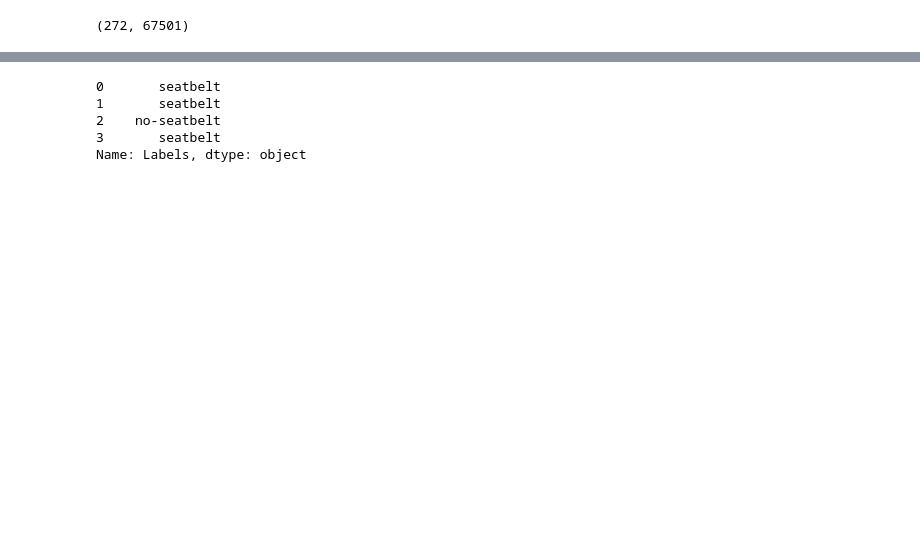
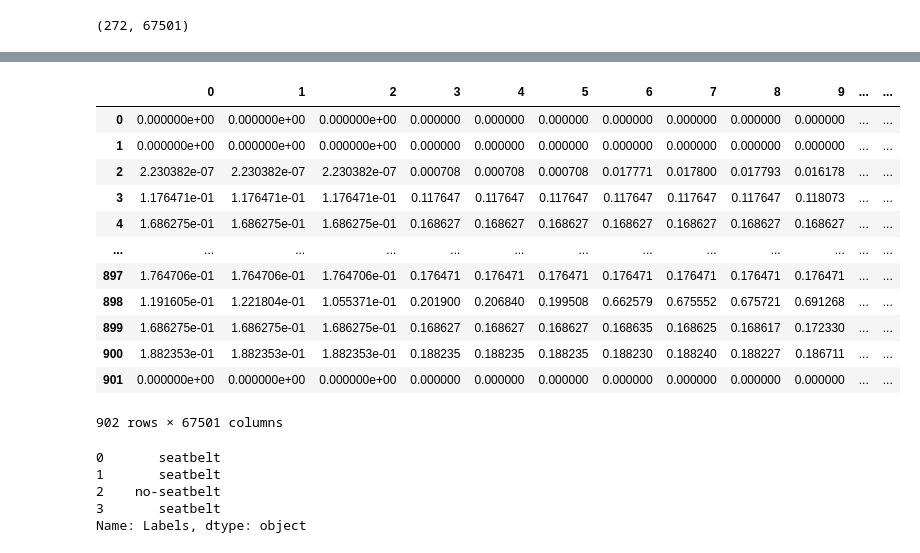
Before and after one commit to chaliuu/SeatBeltDetection, a Jupyter notebook: baseline_new.ipynb, the cells around one changed output, grey strips where cells are left out. Drawn from its saved outputs; the diff is of its cells as text; code cells hidden in the pictures; blank space fills up the shorter version.

```diff
--- a/baseline_new.ipynb
+++ b/baseline_new.ipynb
@@ -76,3 +79,19 @@ df_test.shape
+# %%
+df_train
+# %% [output]
+|  | 0 | 1 | 2 | 3 | 4 | 5 | 6 | 7 | 8 | 9 | ... | ... |
+| 0 | 0.000000e+00 | 0.000000e+00 | 0.000000e+00 | 0.000000 | 0.000000 | 0.000000 | 0.000000 | 0.000000 | 0.000000 | 0.000000 | ... | ... |
+| 1 | 0.000000e+00 | 0.000000e+00 | 0.000000e+00 | 0.000000 | 0.000000 | 0.000000 | 0.000000 | 0.000000 | 0.000000 | 0.000000 | ... | ... |
+| 2 | 2.230382e-07 | 2.230382e-07 | 2.230382e-07 | 0.000708 | 0.000708 | 0.000708 | 0.017771 | 0.017800 | 0.017793 | 0.016178 | ... | ... |
+| 3 | 1.176471e-01 | 1.176471e-01 | 1.176471e-01 | 0.117647 | 0.117647 | 0.117647 | 0.117647 | 0.117647 | 0.117647 | 0.118073 | ... | ... |
+| 4 | 1.686275e-01 | 1.686275e-01 | 1.686275e-01 | 0.168627 | 0.168627 | 0.168627 | 0.168627 | 0.168627 | 0.168627 | 0.168627 | ... | ... |
+| ... | ... | ... | ... | ... | ... | ... | ... | ... | ... | ... | ... | ... |
+| 897 | 1.764706e-01 | 1.764706e-01 | 1.764706e-01 | 0.176471 | 0.176471 | 0.176471 | 0.176471 | 0.176471 | 0.176471 | 0.176471 | ... | ... |
+| 898 | 1.191605e-01 | 1.221804e-01 | 1.055371e-01 | 0.201900 | 0.206840 | 0.199508 | 0.662579 | 0.675552 | 0.675721 | 0.691268 | ... | ... |
+| 899 | 1.686275e-01 | 1.686275e-01 | 1.686275e-01 | 0.168627 | 0.168627 | 0.168627 | 0.168635 | 0.168625 | 0.168617 | 0.172330 | ... | ... |
+| 900 | 1.882353e-01 | 1.882353e-01 | 1.882353e-01 | 0.188235 | 0.188235 | 0.188235 | 0.188230 | 0.188240 | 0.188227 | 0.186711 | ... | ... |
+| 901 | 0.000000e+00 | 0.000000e+00 | 0.000000e+00 | 0.000000 | 0.000000 | 0.000000 | 0.000000 | 0.000000 | 0.000000 | 0.000000 | ... | ... |
+902 rows × 67501 columns
 # %%
 #input data
 x_train=df_train.iloc[:,:-1]
```
Also changed, not shown: parts of 10 cells of this notebook, 1 other file.
